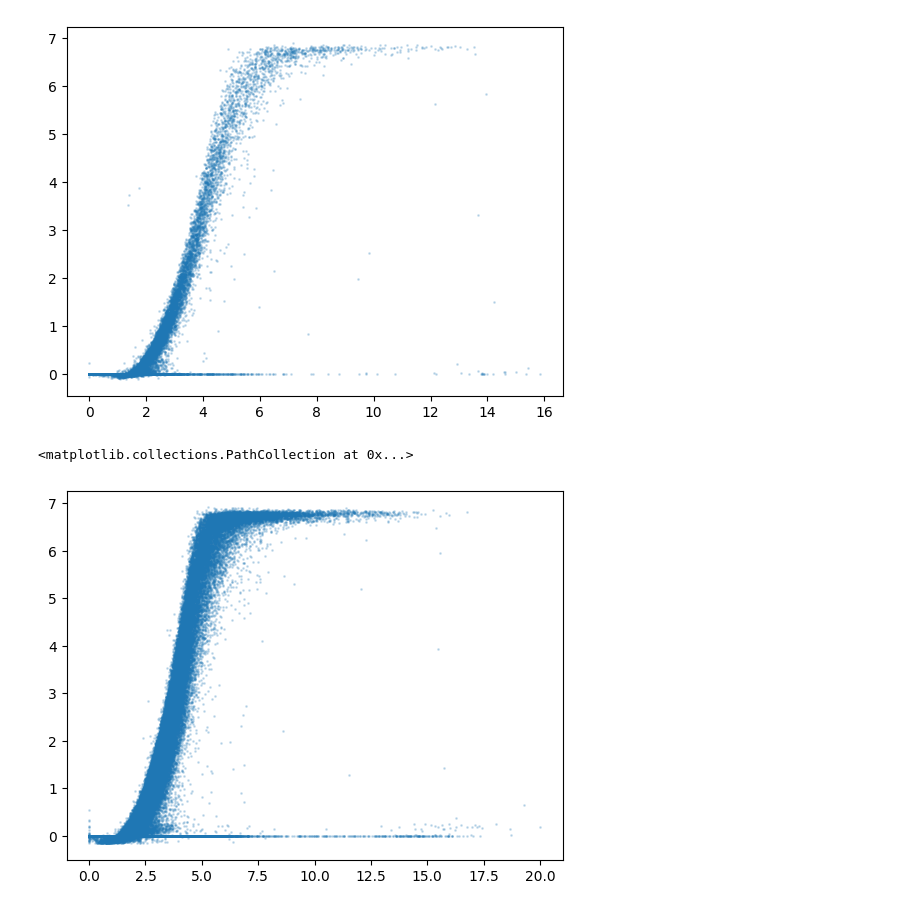
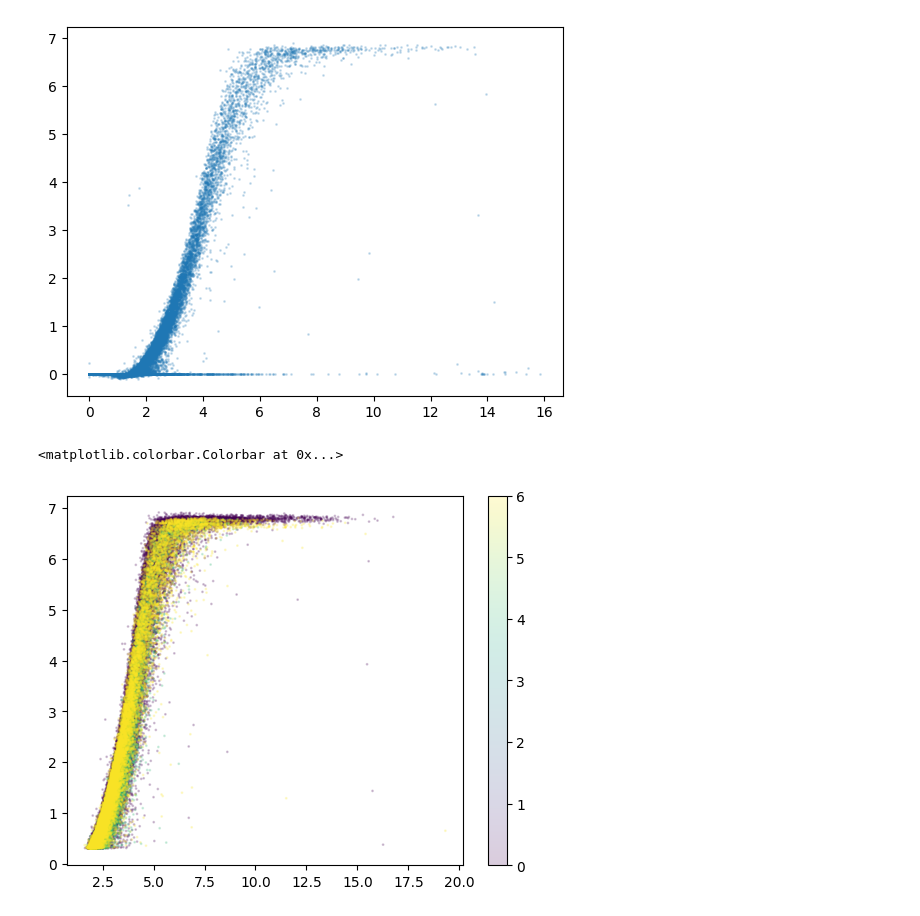
Before and after one commit to charlie9578/wedowind-static-yaw-ground-truth-challenge, a Jupyter notebook: basic_analysis.ipynb, the cells around one changed output. Drawn from its saved outputs; the diff is of its cells as text; code cells hidden in the pictures.

```diff
--- a/basic_analysis.ipynb
+++ b/basic_analysis.ipynb
@@ -54,7 +82,10 @@ plt.scatter(train_data_10m["wind_speed"],train_data_10m["power_output"],s=1,alph
 # %%
 train_data_1m = train_data.resample("1min").mean()
 train_data_1m = train_data_1m[train_data_1m["power_output"]<10]
-plt.scatter(train_data_1m["wind_speed"],train_data_1m["power_output"],s=1,alpha=0.2)
+train_data_1m = train_data_1m[train_data_1m["power_output"]>0.3]
+train_data_1m = train_data_1m[train_data_1m["wind_speed"]>1]
+plt.scatter(train_data_1m["wind_speed"],train_data_1m["power_output"],s=1,alpha=0.2,c=train_data_1m["yaw_offset"])
+plt.colorbar()
 # %% [output]
-<matplotlib.collections.PathCollection at 0x...>
+<matplotlib.colorbar.Colorbar at 0x...>
-[figure, old version]
+[figure, new version]
```
Also changed, not shown: parts of 12 cells of this notebook.
